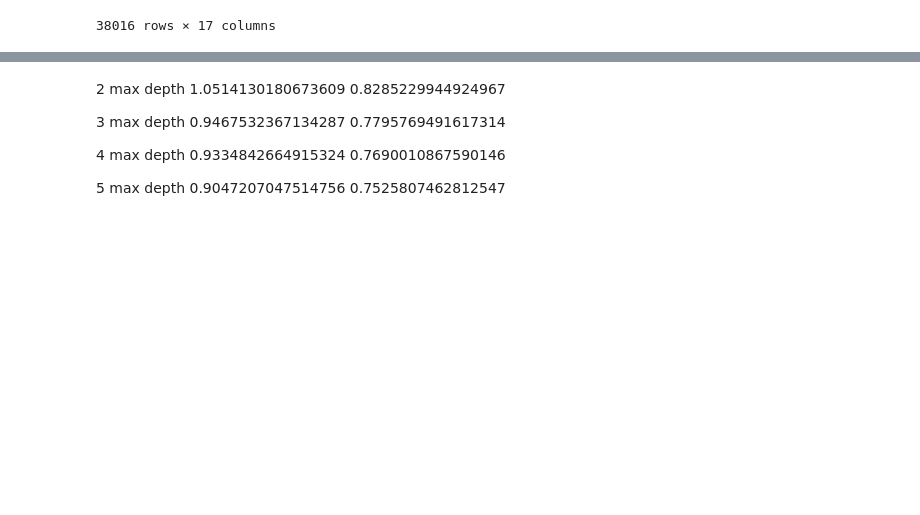
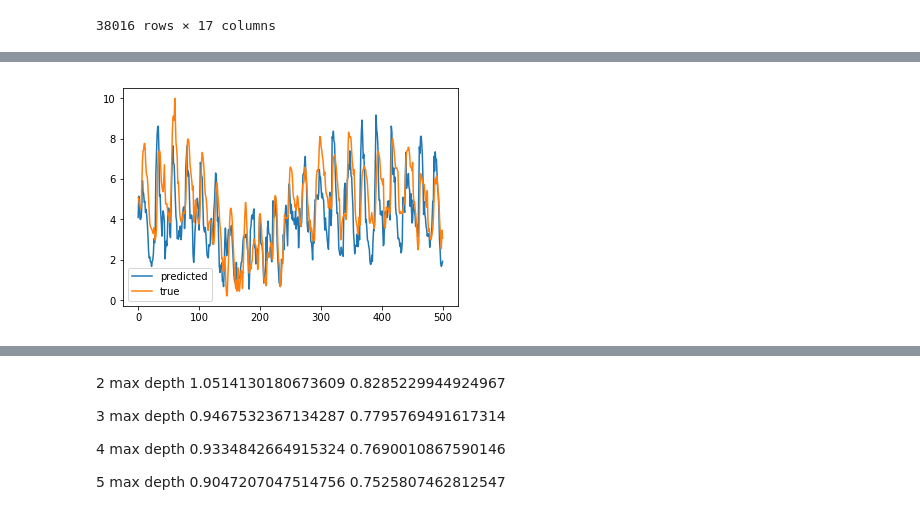
Before and after one commit to leobix/safi, a Jupyter notebook: Regression_with_XGB.ipynb, the cells around one changed output, grey strips where cells are left out. Cells and saved outputs as stored; diff of their text form; code cells hidden in the pictures; blank space fills up the shorter version.

```diff
--- a/Regression_with_XGB.ipynb
+++ b/Regression_with_XGB.ipynb
@@ -287,5 +308,2 @@ ValueError: Input contains NaN, infinity or a value too large for dtype('float64
 # %%
 X_train, X_test, y_train, y_test, X_train_unscaled, X_test_unscaled, y_train_unscaled, y_test_unscaled, sc_X, sc_y = scale_data_RNN(48, 48, df, 0.1, speed_only = True)
-# %%
-baseline = np.array(df['speed_forecast'][34144:])
-baseline = baseline[:y_te.shape[0]]
@@ -325,0 +372,7 @@ plt.show()
+# %%
+plt.plot(y_te[:500], label = 'predicted')
+plt.plot(baseline[:500], label = 'true')
+plt.legend()
+plt.show()
+# %% [output]
+[figure, added]
```
Also changed, not shown: parts of 40 cells of this notebook.
